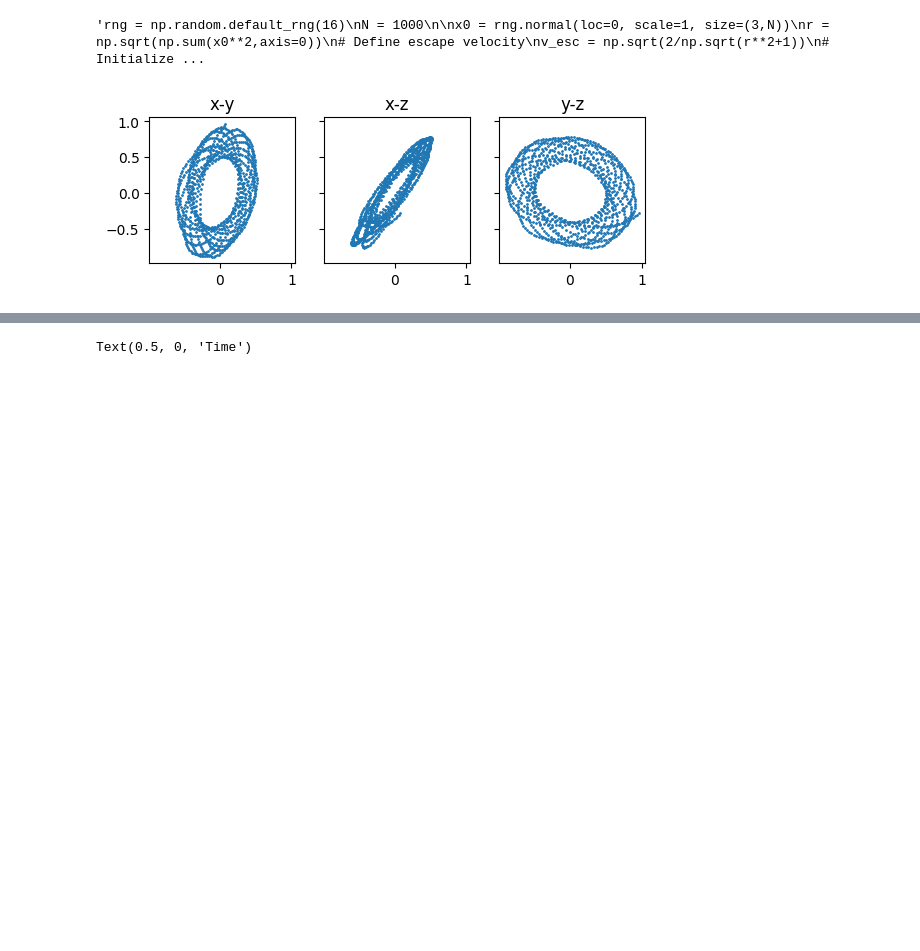
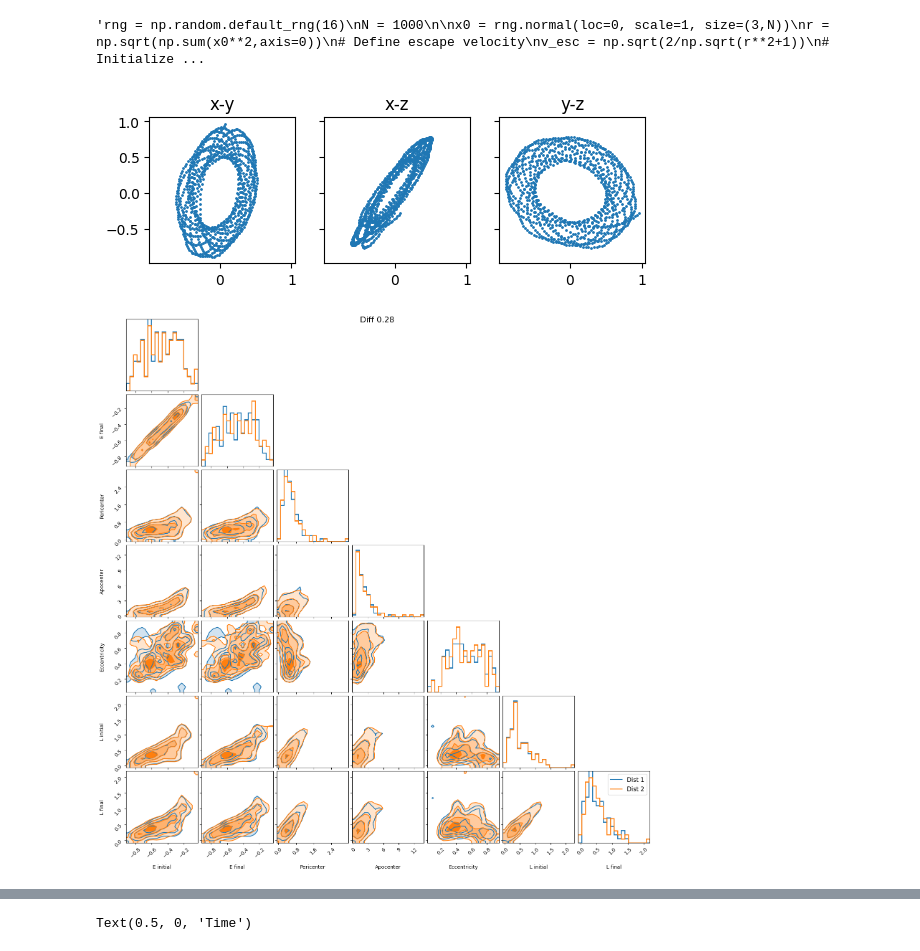
Before and after one commit to ariasant/streams_in_dreams, a Jupyter notebook: plummer_bfe_report.ipynb, the cells around one changed output, grey strips where cells are left out. Drawn from its saved outputs; the diff is of its cells as text; code cells hidden in the pictures; blank space fills up the shorter version.

Commit message:
Added SNR masking and orbit distribution comparison to Plummer sim analysis

```diff
--- a/plummer_bfe_report.ipynb
+++ b/plummer_bfe_report.ipynb
@@ -797,3 +893,7 @@ df_exp = save_attrs_to_df(orbits_exp)
+# %%
+make_comparison(df_a, df_exp)
+# %% [output]
+[figure, added]
 # %%
 idx = 16
 
```
Also changed, not shown: parts of 10 cells of this notebook, 1 other file.
